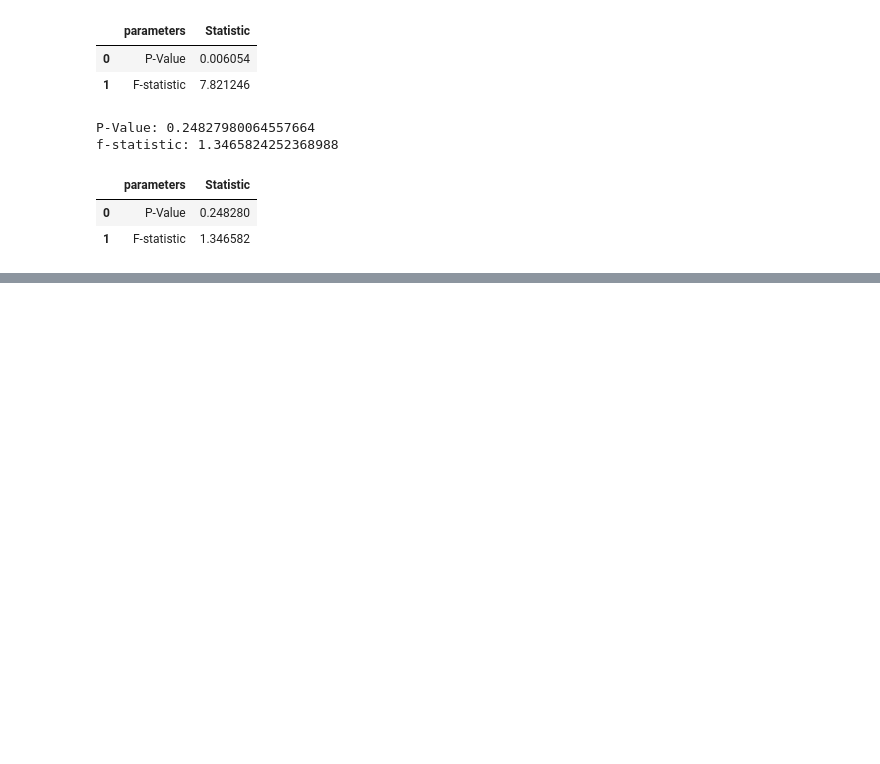
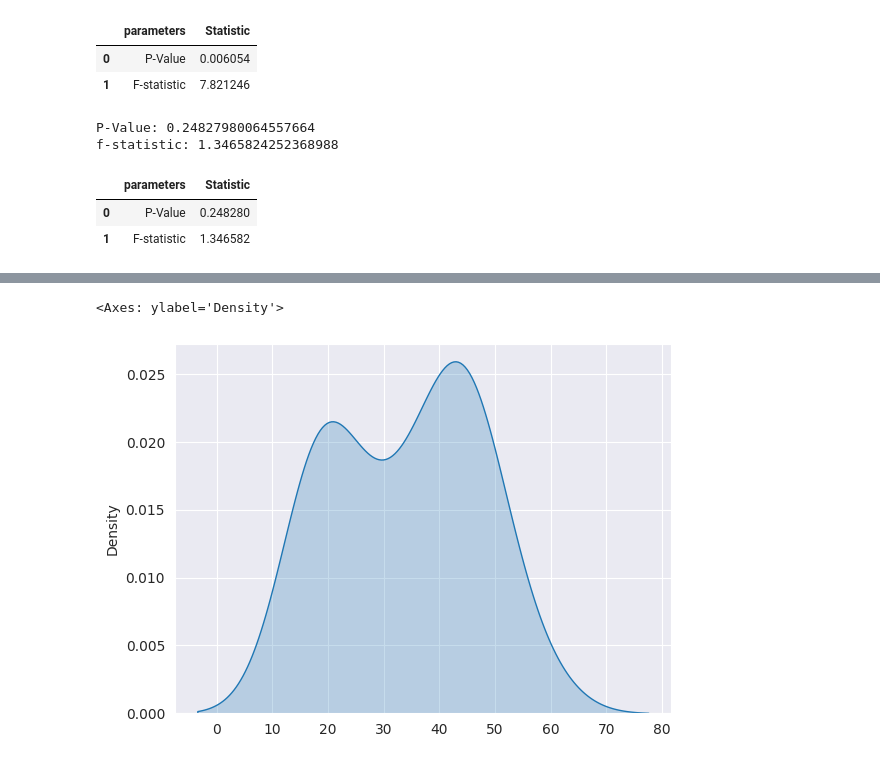
Before and after one commit to pickleprat/FertilityAnalysis, a Jupyter notebook: responses.ipynb, the cells around one changed output, grey strips where cells are left out. Cells and saved outputs as stored; diff of their text form; code cells hidden in the pictures; blank space fills up the shorter version.

```diff
--- a/responses.ipynb
+++ b/responses.ipynb
@@ -617,3 +614,9 @@ f-statistic: 1.3465824252368988
 |  | parameters | Statistic |
 | 0 | P-Value | 0.248280 |
 | 1 | F-statistic | 1.346582 |
+# %%
+ages = df[df.Diagnosis == 1].Age.values[1:]
+mean = np.mean(ages)
+stdev = np.std(ages)
+
+mean + 3 * stdev
@@ -619,0 +630,5 @@ f-statistic: 1.3465824252368988
+# %%
+sns.kdeplot(ages, fill=True)
+# %% [output]
+<Axes: ylabel='Density'>
+[figure, added]
```
Also changed, not shown: parts of 14 cells of this notebook, 37 other files.
